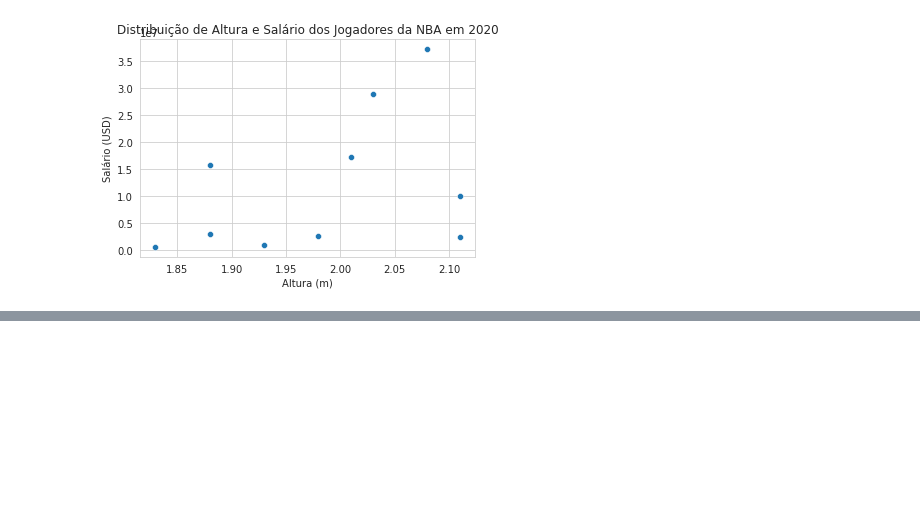
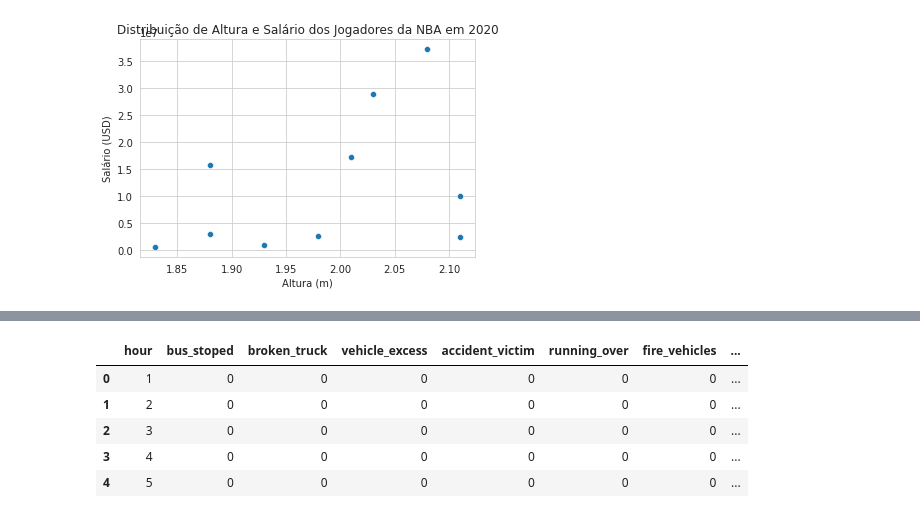
Before and after one commit to vinigm/Estudos, a Jupyter notebook: Matematica_e_Estatistica.ipynb, the cells around one changed output, grey strips where cells are left out. Drawn from its saved outputs; the diff is of its cells as text; code cells hidden in the pictures; blank space fills up the shorter version.

```diff
--- a/Matematica_e_Estatistica.ipynb
+++ b/Matematica_e_Estatistica.ipynb
@@ -551,0 +563,11 @@ with sns.axes_style('whitegrid'):
+# %%
+import pandas as pd
+df = pd.read_csv('traffic.csv', sep=';')
+df.head()
+# %% [output]
+|  | hour | bus_stoped | broken_truck | vehicle_excess | accident_victim | running_over | fire_vehicles | ... |
+| 0 | 1 | 0 | 0 | 0 | 0 | 0 | 0 | ... |
+| 1 | 2 | 0 | 0 | 0 | 0 | 0 | 0 | ... |
+| 2 | 3 | 0 | 0 | 0 | 0 | 0 | 0 | ... |
+| 3 | 4 | 0 | 0 | 0 | 0 | 0 | 0 | ... |
+| 4 | 5 | 0 | 0 | 0 | 0 | 0 | 0 | ... |
```
Also changed, not shown: parts of 5 cells of this notebook.
